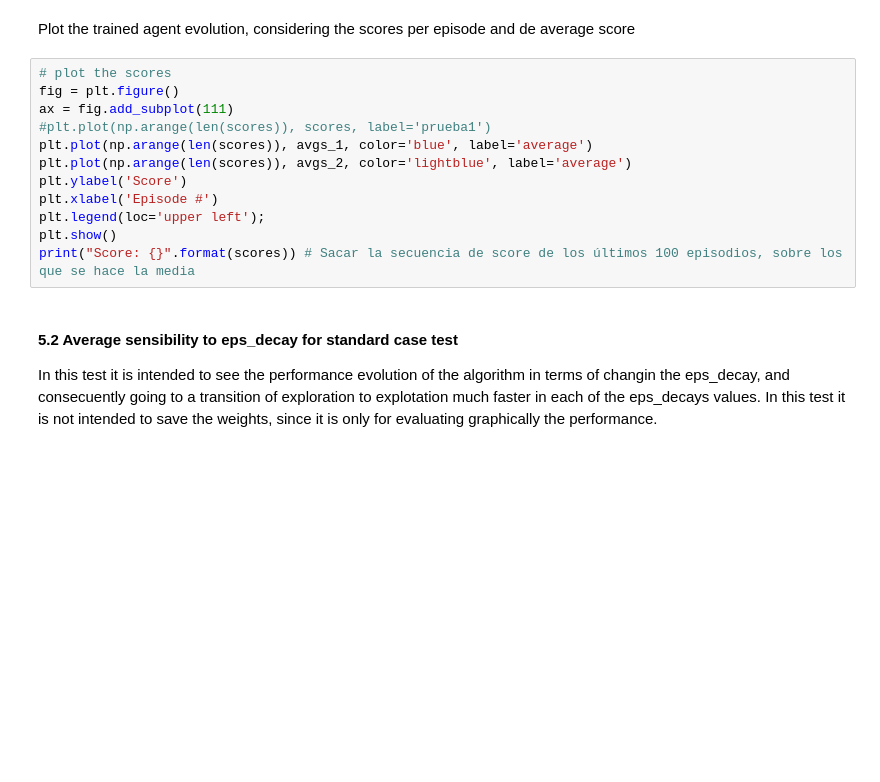
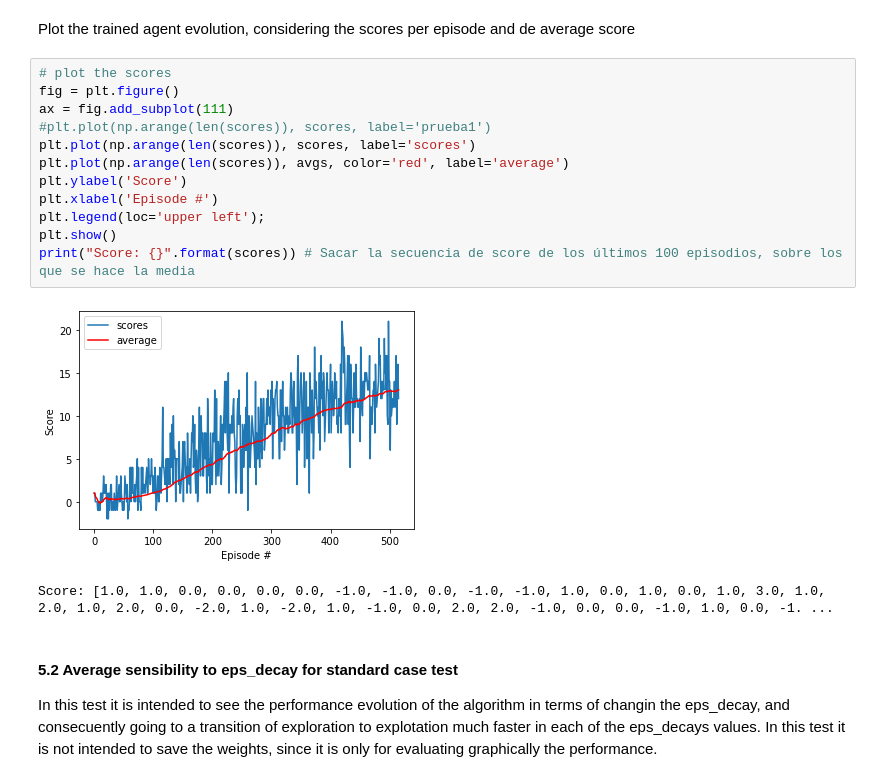
Before and after one commit to ASO92/DRL_p1_navigation_Udacity, a Jupyter notebook: Navigation.ipynb, the cells around one changed output. Saved outputs shown, nothing was run; the diff lists cells and outputs as text; blank space fills up the shorter version.

Commit message:
DQN Standard plot

```diff
--- a/Navigation.ipynb
+++ b/Navigation.ipynb
@@ -230,15 +243,18 @@ Plot the trained agent evolution, considering the scores per episode and de aver
 # %%
 # plot the scores
 fig = plt.figure()
 ax = fig.add_subplot(111)
 #plt.plot(np.arange(len(scores)), scores, label='prueba1')
-plt.plot(np.arange(len(scores)), avgs_1, color='blue', label='average')
-plt.plot(np.arange(len(scores)), avgs_2, color='lightblue', label='average')
+plt.plot(np.arange(len(scores)), scores, label='scores')
+plt.plot(np.arange(len(scores)), avgs, color='red', label='average')
 plt.ylabel('Score')
 plt.xlabel('Episode #')
 plt.legend(loc='upper left');
 plt.show()
 print("Score: {}".format(scores)) # Sacar la secuencia de score de los últimos 100 episodios, sobre los que se hace la media
+# %% [output]
+[figure, added]
+Score: [1.0, 1.0, 0.0, 0.0, 0.0, 0.0, -1.0, -1.0, 0.0, -1.0, -1.0, 1.0, 0.0, 1.0, 0.0, 1.0, 3.0, 1.0, 2.0, 1.0, 2.0, 0.0, -2.0, 1.0, -2.0, 1.0, -1.0, 0.0, 2.0, 2.0, -1.0, 0.0, 0.0, -1.0, 1.0, 0.0, -1. ...
 # %% [markdown]
 #### 5.2 Average sensibility to eps_decay for standard case test
 In this test it is intended to see the performance evolution of the algorithm in terms of changin the eps_decay, and consecuently going to a transition of exploration to explotation much faster in each of the eps_decays values.
```
Also changed, not shown: parts of 3 cells of this notebook, 3 other files.
